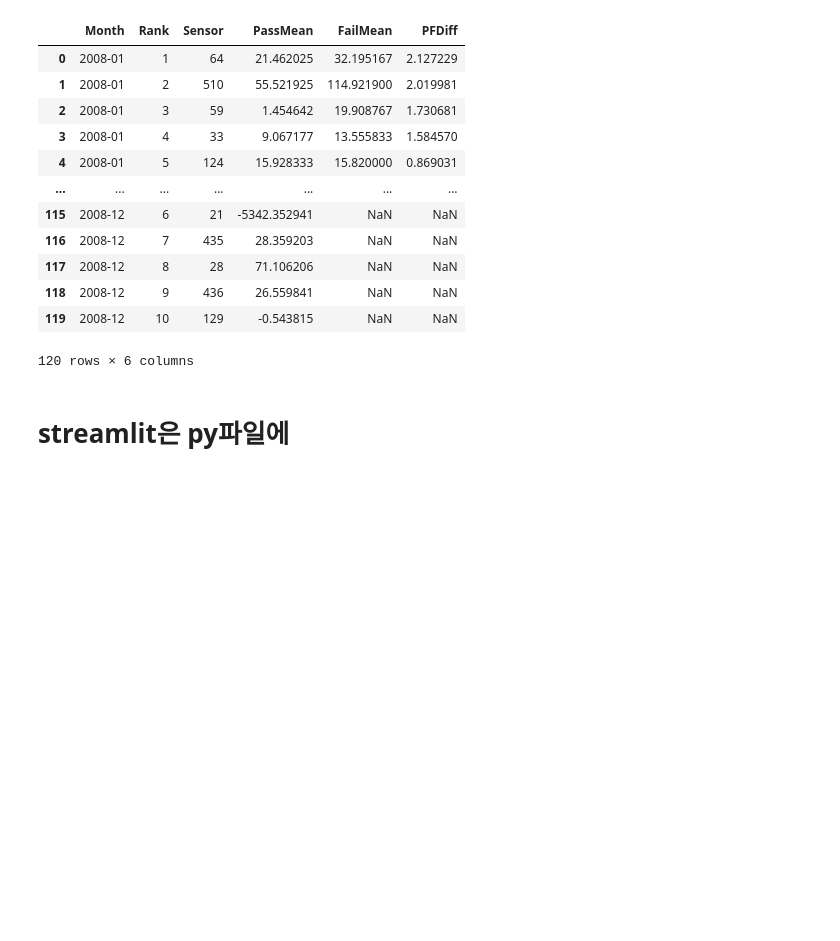
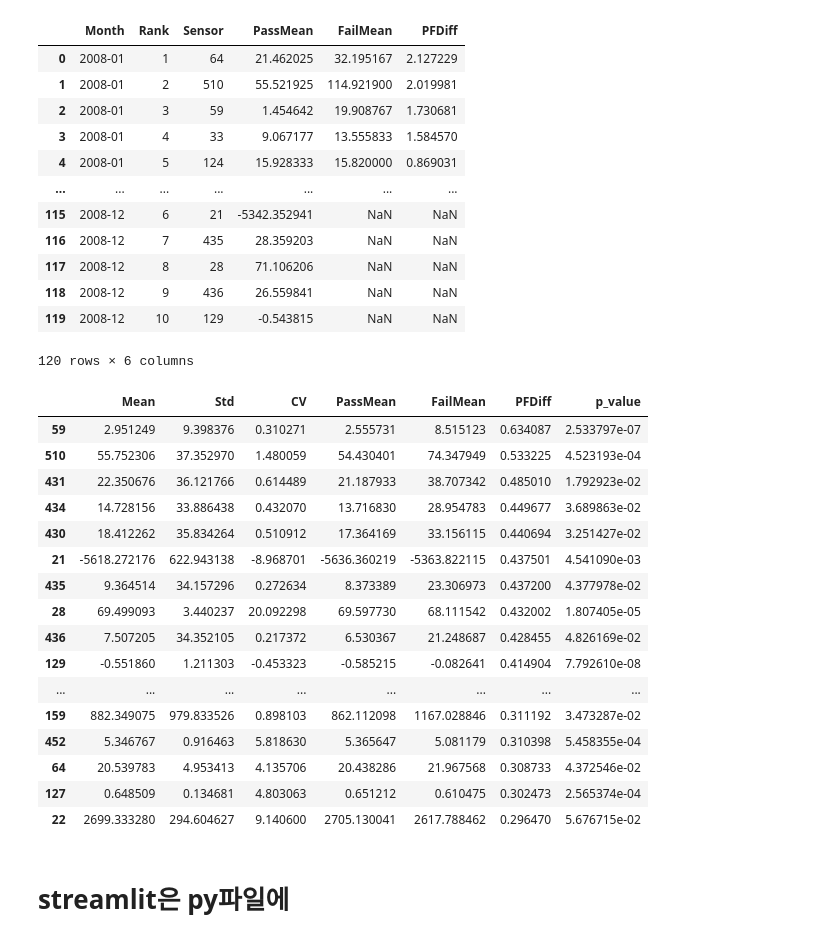
Before and after one commit to steamedeg/-, a Jupyter notebook: Untitled4.ipynb, the cells around one changed output. Drawn from its saved outputs; the diff is of its cells as text; code cells hidden in the pictures; blank space fills up the shorter version.

```diff
--- a/Untitled4.ipynb
+++ b/Untitled4.ipynb
@@ -212,6 +225,45 @@ display(monthly_sensor_summary)
 | 118 | 2008-12 | 9 | 436 | 26.559841 | NaN | NaN |
 | 119 | 2008-12 | 10 | 129 | -0.543815 | NaN | NaN |
 120 rows × 6 columns
+# %%
+from scipy.stats import ttest_ind
+
+p_values = []
+
+for sensor in X_top30_summary.index:
+
+    pass_values = X.loc[y == 0, sensor]
+    fail_values = X.loc[y == 1, sensor]
+
+    t_stat, p_value = ttest_ind(
+        pass_values,
+        fail_values,
+        equal_var=False
+    )
+
+    p_values.append(p_value)
+
+X_top30_summary["p_value"] = p_values
+
+X_top30_summary
+# %% [output]
+|  | Mean | Std | CV | PassMean | FailMean | PFDiff | p_value |
+| 59 | 2.951249 | 9.398376 | 0.310271 | 2.555731 | 8.515123 | 0.634087 | 2.533797e-07 |
+| 510 | 55.752306 | 37.352970 | 1.480059 | 54.430401 | 74.347949 | 0.533225 | 4.523193e-04 |
+| 431 | 22.350676 | 36.121766 | 0.614489 | 21.187933 | 38.707342 | 0.485010 | 1.792923e-02 |
+| 434 | 14.728156 | 33.886438 | 0.432070 | 13.716830 | 28.954783 | 0.449677 | 3.689863e-02 |
+| 430 | 18.412262 | 35.834264 | 0.510912 | 17.364169 | 33.156115 | 0.440694 | 3.251427e-02 |
+| 21 | -5618.272176 | 622.943138 | -8.968701 | -5636.360219 | -5363.822115 | 0.437501 | 4.541090e-03 |
+| 435 | 9.364514 | 34.157296 | 0.272634 | 8.373389 | 23.306973 | 0.437200 | 4.377978e-02 |
+| 28 | 69.499093 | 3.440237 | 20.092298 | 69.597730 | 68.111542 | 0.432002 | 1.807405e-05 |
+| 436 | 7.507205 | 34.352105 | 0.217372 | 6.530367 | 21.248687 | 0.428455 | 4.826169e-02 |
+| 129 | -0.551860 | 1.211303 | -0.453323 | -0.585215 | -0.082641 | 0.414904 | 7.792610e-08 |
+| ... | ... | ... | ... | ... | ... | ... | ... |
+| 159 | 882.349075 | 979.833526 | 0.898103 | 862.112098 | 1167.028846 | 0.311192 | 3.473287e-02 |
+| 452 | 5.346767 | 0.916463 | 5.818630 | 5.365647 | 5.081179 | 0.310398 | 5.458355e-04 |
+| 64 | 20.539783 | 4.953413 | 4.135706 | 20.438286 | 21.967568 | 0.308733 | 4.372546e-02 |
+| 127 | 0.648509 | 0.134681 | 4.803063 | 0.651212 | 0.610475 | 0.302473 | 2.565374e-04 |
+| 22 | 2699.333280 | 294.604627 | 9.140600 | 2705.130041 | 2617.788462 | 0.296470 | 5.676715e-02 |
 # %% [markdown]
 # streamlit은 py파일에
 # %% [markdown]
```
Also changed, not shown: parts of 2 cells of this notebook, 2 other files.
